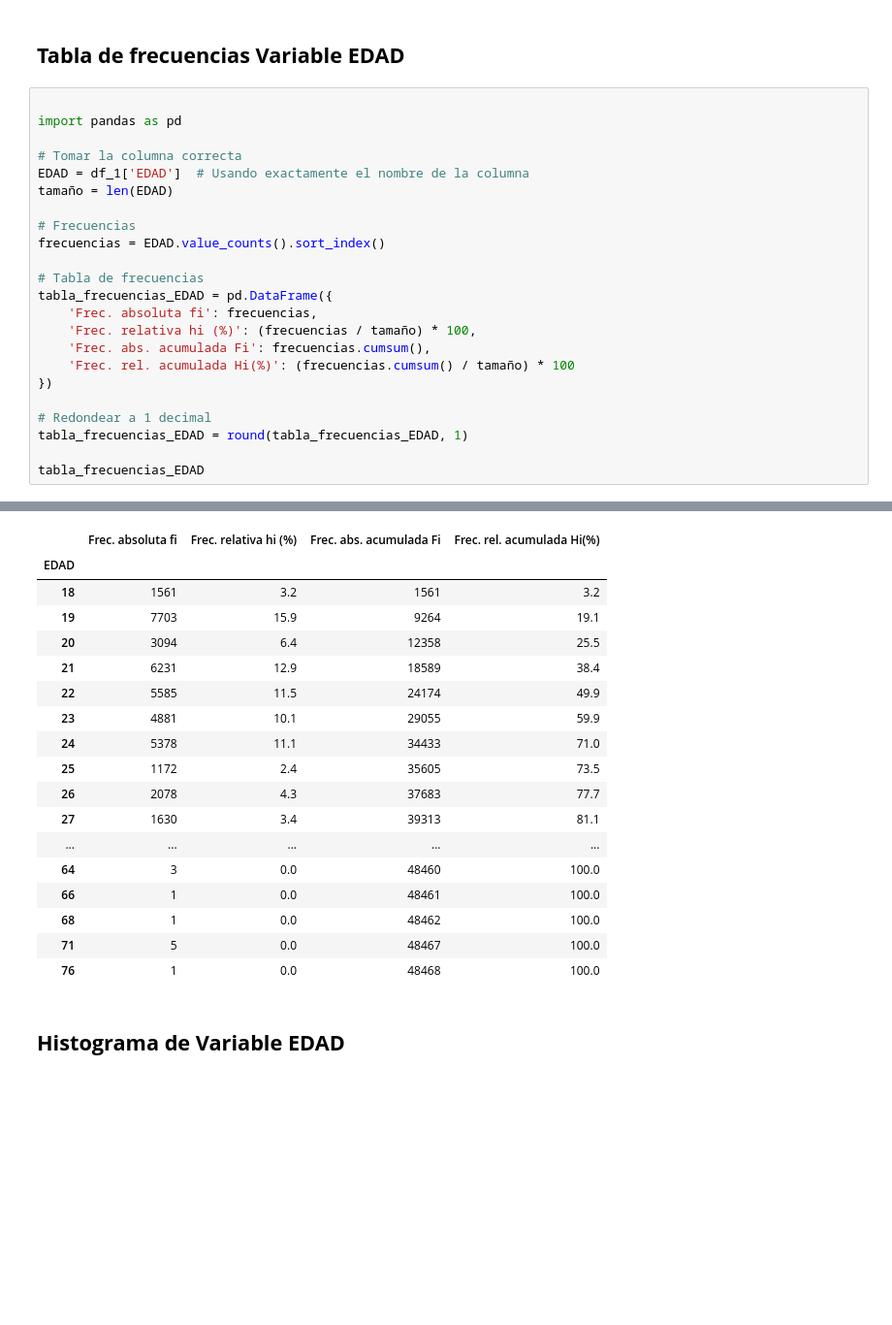
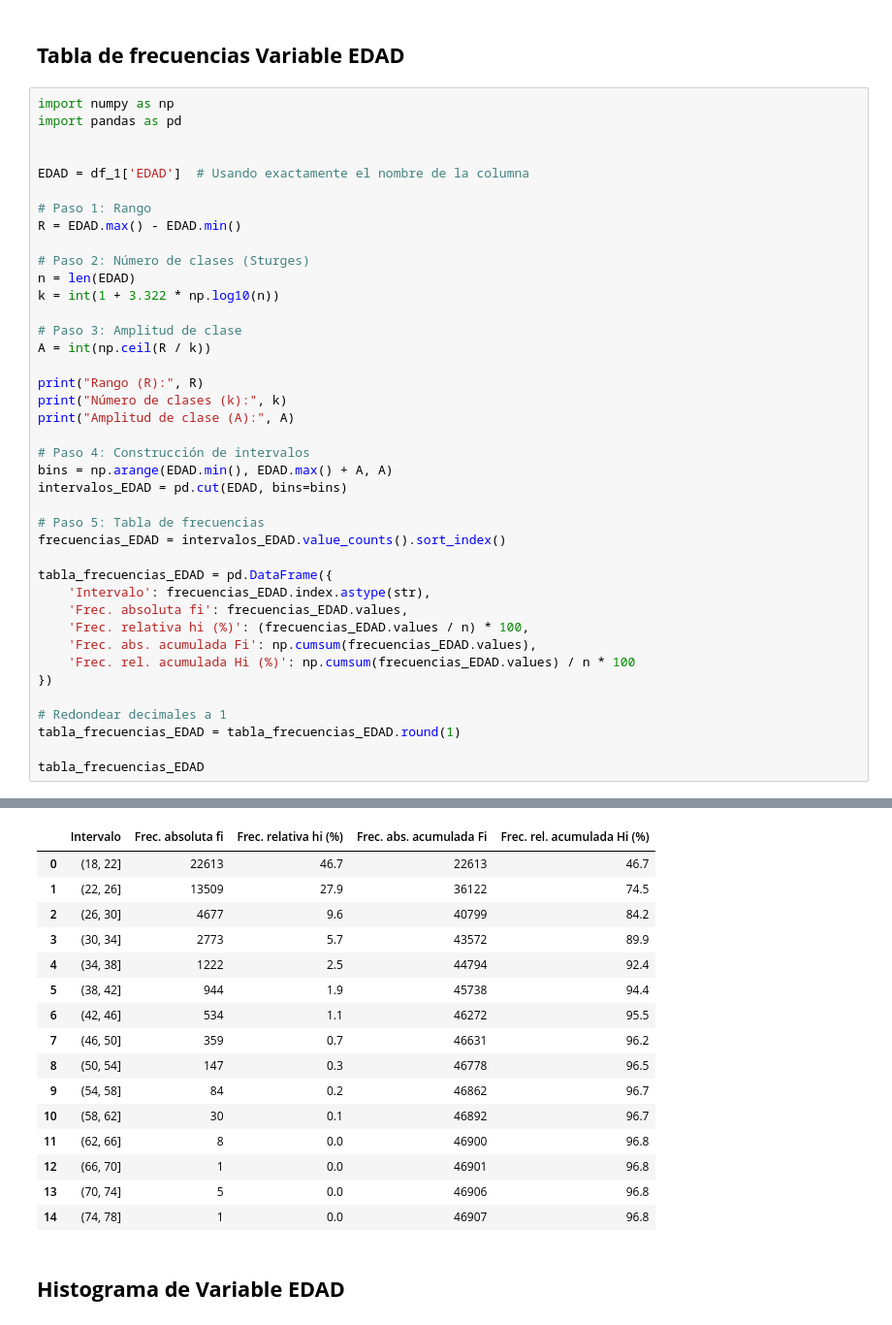
Before and after one commit to VincentiusFarenden/Estadistica-Descriptiva, a Jupyter notebook: TRABAJO TALLER 1/Trabajo_Practico.ipynb, the cells around one changed output, grey strips where cells are left out. Shown at 97% size. Cells and saved outputs as stored; diff of their text form; blank space fills up the shorter version.

```diff
--- a/TRABAJO TALLER 1/Trabajo_Practico.ipynb
+++ b/TRABAJO TALLER 1/Trabajo_Practico.ipynb
@@ -37,26 +37,43 @@ muestra1
 # %% [markdown]
 ## **Tabla de frecuencias Variable EDAD**
 # %%
-
+import numpy as np
 import pandas as pd
 
-# Tomar la columna correcta
+
 EDAD = df_1['EDAD']  # Usando exactamente el nombre de la columna
-tamaño = len(EDAD)
 
-# Frecuencias
-frecuencias = EDAD.value_counts().sort_index()
+# Paso 1: Rango
+R = EDAD.max() - EDAD.min()
 
-# Tabla de frecuencias
+# Paso 2: Número de clases (Sturges)
+n = len(EDAD)
+k = int(1 + 3.322 * np.log10(n))
+
+# Paso 3: Amplitud de clase
+A = int(np.ceil(R / k))
+
+print("Rango (R):", R)
+print("Número de clases (k):", k)
+print("Amplitud de clase (A):", A)
+
+# Paso 4: Construcción de intervalos
+bins = np.arange(EDAD.min(), EDAD.max() + A, A)
+intervalos_EDAD = pd.cut(EDAD, bins=bins)
+
+# Paso 5: Tabla de frecuencias
+frecuencias_EDAD = intervalos_EDAD.value_counts().sort_index()
+
 tabla_frecuencias_EDAD = pd.DataFrame({
-    'Frec. absoluta fi': frecuencias,
-    'Frec. relativa hi (%)': (frecuencias / tamaño) * 100,
-    'Frec. abs. acumulada Fi': frecuencias.cumsum(),
-    'Frec. rel. acumulada Hi(%)': (frecuencias.cumsum() / tamaño) * 100
+    'Intervalo': frecuencias_EDAD.index.astype(str),
+    'Frec. absoluta fi': frecuencias_EDAD.values,
+    'Frec. relativa hi (%)': (frecuencias_EDAD.values / n) * 100,
+    'Frec. abs. acumulada Fi': np.cumsum(frecuencias_EDAD.values),
+    'Frec. rel. acumulada Hi (%)': np.cumsum(frecuencias_EDAD.values) / n * 100
 })
 
-# Redondear a 1 decimal
-tabla_frecuencias_EDAD = round(tabla_frecuencias_EDAD, 1)
+# Redondear decimales a 1
+tabla_frecuencias_EDAD = tabla_frecuencias_EDAD.round(1)
 
 tabla_frecuencias_EDAD
 # %% [output]
@@ -63,21 +83,19 @@ tabla_frecuencias_EDAD
-|  | Frec. absoluta fi | Frec. relativa hi (%) | Frec. abs. acumulada Fi | Frec. rel. acumulada Hi(%) |
-| EDAD |  |  |  |  |
-| 18 | 1561 | 3.2 | 1561 | 3.2 |
-| 19 | 7703 | 15.9 | 9264 | 19.1 |
-| 20 | 3094 | 6.4 | 12358 | 25.5 |
-| 21 | 6231 | 12.9 | 18589 | 38.4 |
-| 22 | 5585 | 11.5 | 24174 | 49.9 |
-| 23 | 4881 | 10.1 | 29055 | 59.9 |
-| 24 | 5378 | 11.1 | 34433 | 71.0 |
-| 25 | 1172 | 2.4 | 35605 | 73.5 |
-| 26 | 2078 | 4.3 | 37683 | 77.7 |
-| 27 | 1630 | 3.4 | 39313 | 81.1 |
-| ... | ... | ... | ... | ... |
-| 64 | 3 | 0.0 | 48460 | 100.0 |
-| 66 | 1 | 0.0 | 48461 | 100.0 |
-| 68 | 1 | 0.0 | 48462 | 100.0 |
-| 71 | 5 | 0.0 | 48467 | 100.0 |
-| 76 | 1 | 0.0 | 48468 | 100.0 |
+|  | Intervalo | Frec. absoluta fi | Frec. relativa hi (%) | Frec. abs. acumulada Fi | Frec. rel. acumulada Hi (%) |
+| 0 | (18, 22] | 22613 | 46.7 | 22613 | 46.7 |
+| 1 | (22, 26] | 13509 | 27.9 | 36122 | 74.5 |
+| 2 | (26, 30] | 4677 | 9.6 | 40799 | 84.2 |
+| 3 | (30, 34] | 2773 | 5.7 | 43572 | 89.9 |
+| 4 | (34, 38] | 1222 | 2.5 | 44794 | 92.4 |
+| 5 | (38, 42] | 944 | 1.9 | 45738 | 94.4 |
+| 6 | (42, 46] | 534 | 1.1 | 46272 | 95.5 |
+| 7 | (46, 50] | 359 | 0.7 | 46631 | 96.2 |
+| 8 | (50, 54] | 147 | 0.3 | 46778 | 96.5 |
+| 9 | (54, 58] | 84 | 0.2 | 46862 | 96.7 |
+| 10 | (58, 62] | 30 | 0.1 | 46892 | 96.7 |
+| 11 | (62, 66] | 8 | 0.0 | 46900 | 96.8 |
+| 12 | (66, 70] | 1 | 0.0 | 46901 | 96.8 |
+| 13 | (70, 74] | 5 | 0.0 | 46906 | 96.8 |
+| 14 | (74, 78] | 1 | 0.0 | 46907 | 96.8 |
 # %% [markdown]
 ## **Histograma de Variable EDAD**
 # %%
```
Also changed, not shown: parts of 29 cells of this notebook, 1 other file.
